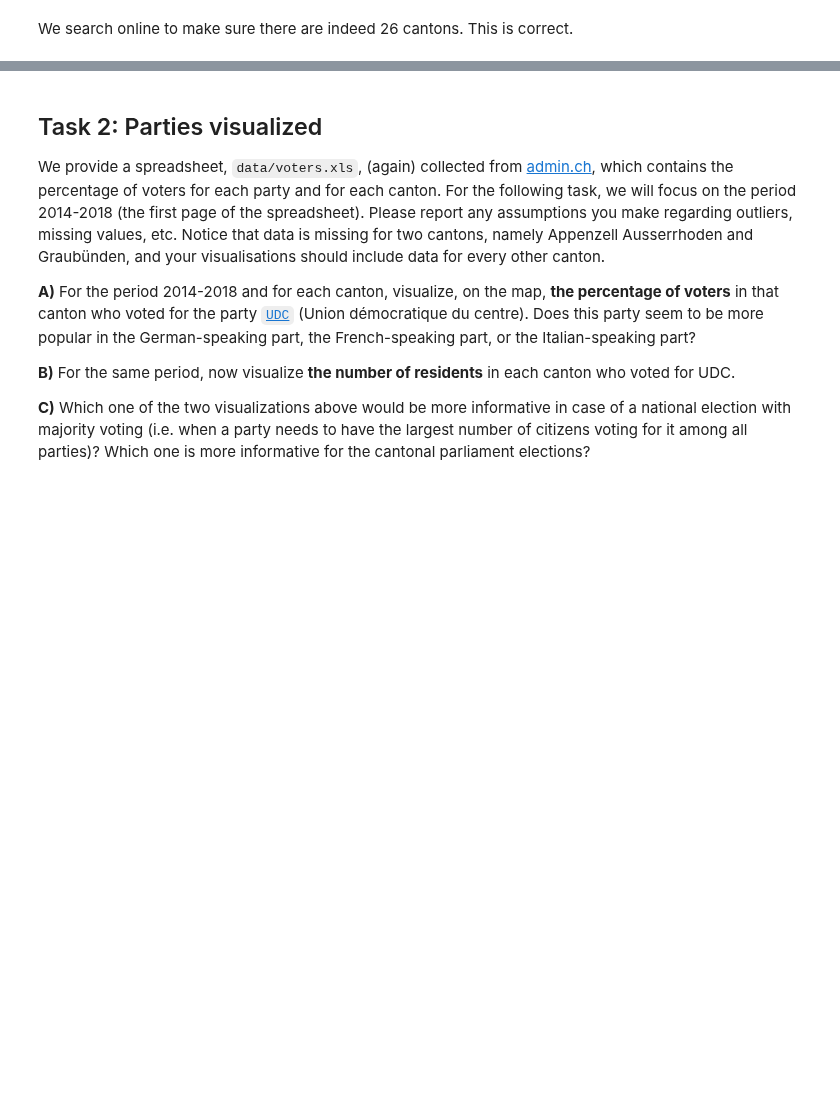
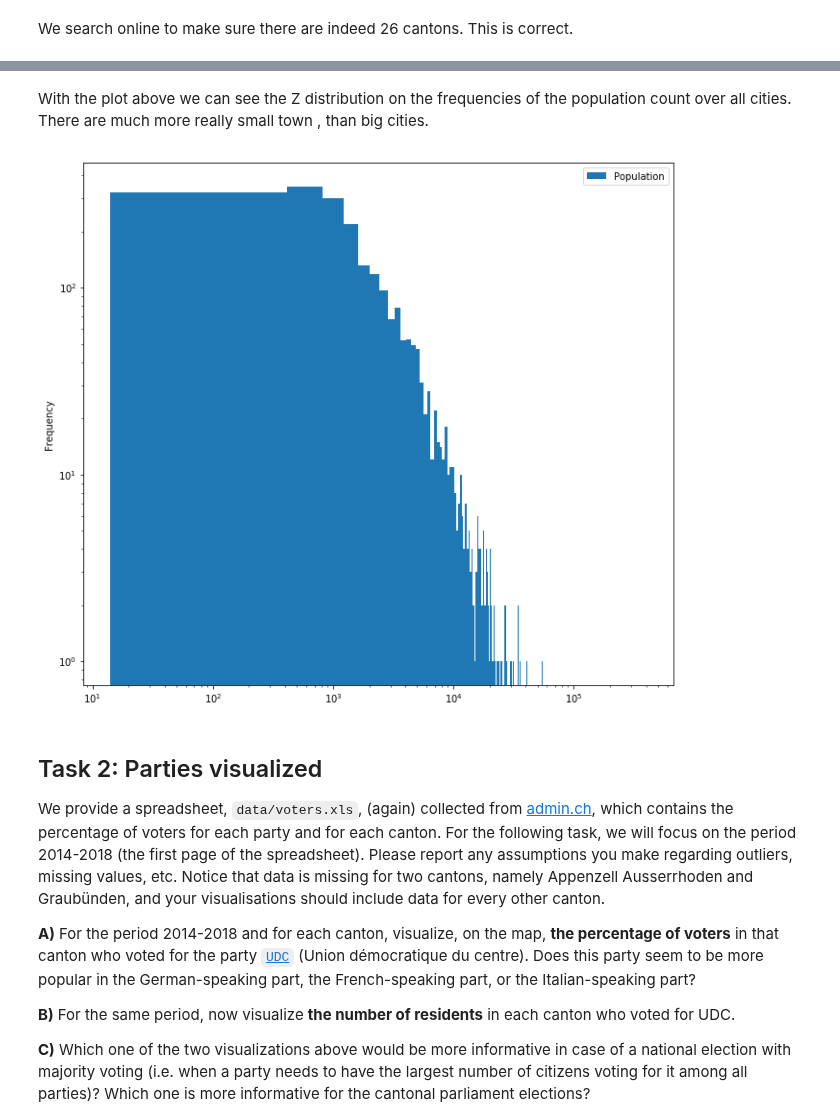
Before and after one commit to Apiquet/ADA_EPFL, a Jupyter notebook: ADA2018-Homework-master/02 - Visualisation/HW2_main.ipynb, the cells around one changed output, grey strips where cells are left out. Saved outputs shown, nothing was run; the diff lists cells and outputs as text; code cells hidden in the pictures; blank space fills up the shorter version.

```diff
--- a/ADA2018-Homework-master/02 - Visualisation/HW2_main.ipynb
+++ b/ADA2018-Homework-master/02 - Visualisation/HW2_main.ipynb
@@ -135,3 +138,10 @@ ax = df.plot.hist(figsize=(11, 10))
+# %% [markdown]
+With the plot above we can see the Z distribution on the frequencies of the population count over all cities. There are much more really small town , than big cities.
+# %%
+
+ax = df.plot.hist(loglog = True ,bins = 1000,figsize=(11, 10))
+# %% [output]
+[figure, added]
 # %% [markdown]
 ## Task 2: Parties visualized
 
```
Also changed, not shown: parts of 3 cells of this notebook, 1 other file.
